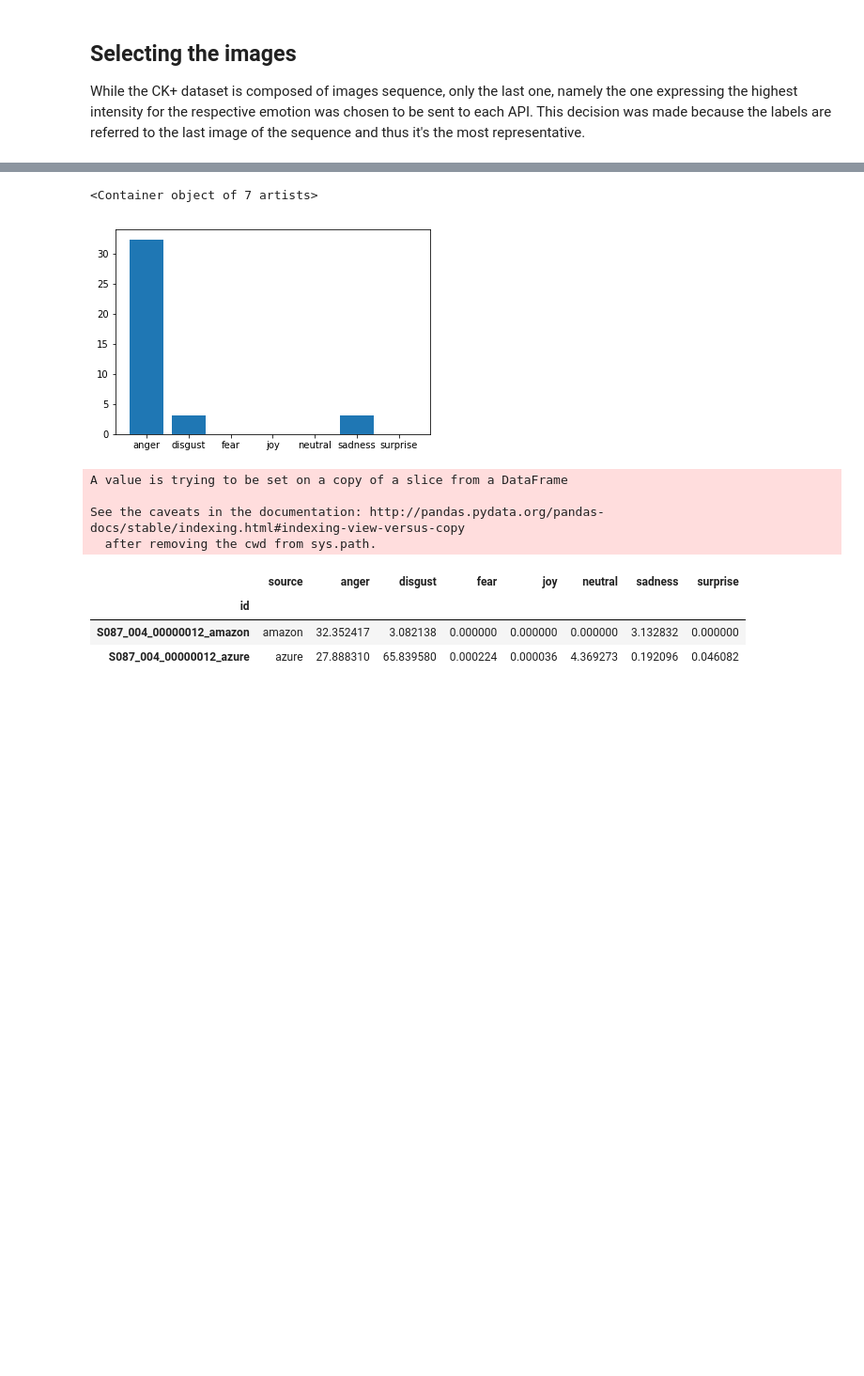
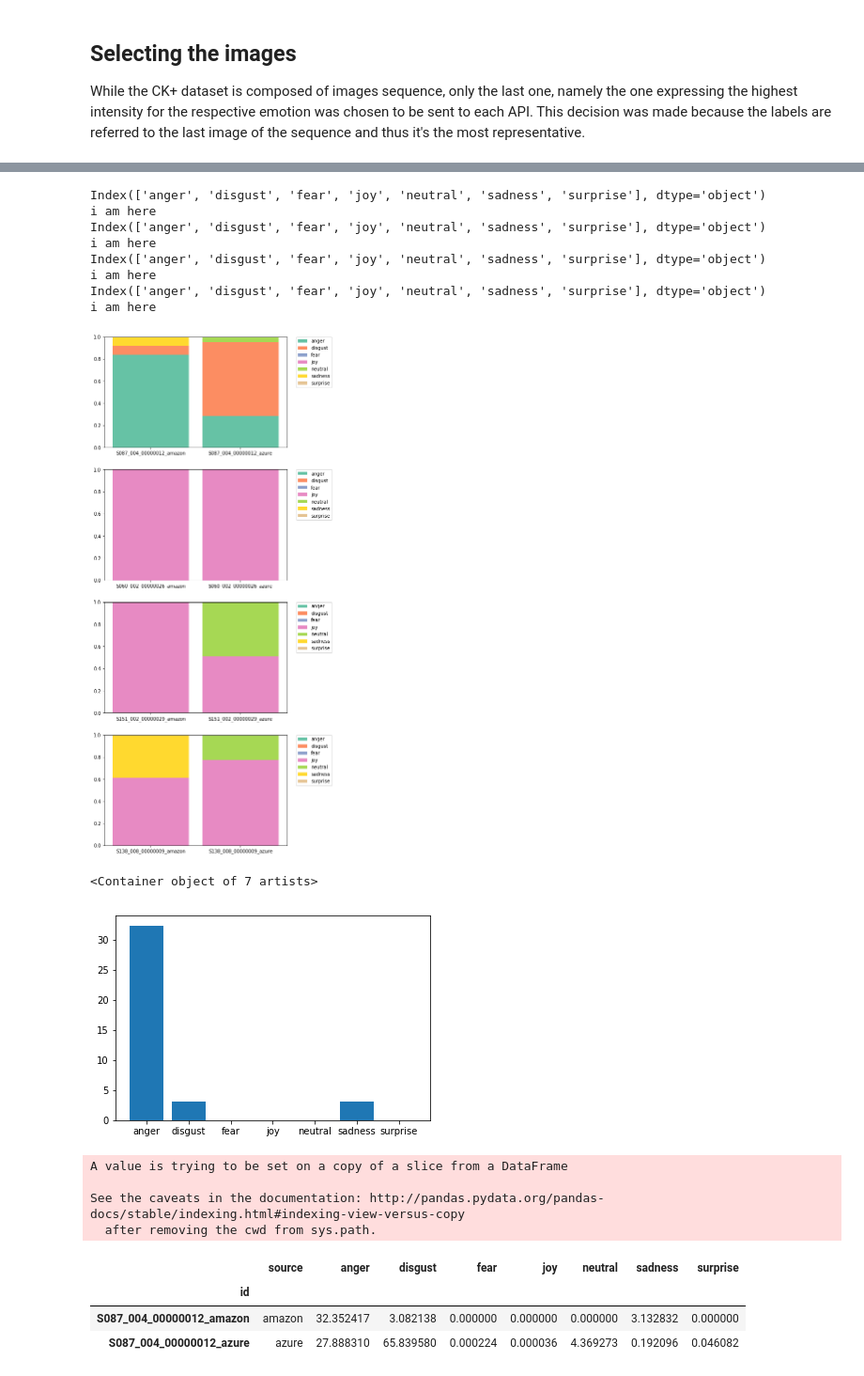
Before and after one commit to tonca/emotion_recognition, a Jupyter notebook: notebooks/API_testing.ipynb, the cells around one changed output, grey strips where cells are left out. Shown: that part at 94% size. Saved outputs shown, nothing was run; the diff lists cells and outputs as text; code cells hidden in the pictures; blank space fills up the shorter version.

```diff
--- a/notebooks/API_testing.ipynb
+++ b/notebooks/API_testing.ipynb
@@ -102,0 +96,4 @@ df.head()
+# %%
+# let's load the file with the emotins computed by the various APIs
+df = pd.read_csv('../scripts/apis/o_csv/out.csv', sep=',', index_col='id')
+df.head()
@@ -102,0 +110,15 @@ df.head()
+# %%
+# let's pick 4 images at random and check the results
+nr_rand_img = 4
+
+unique_img = df.img_name.unique()
+rand_img = unique_img[np.random.randint(len(unique_img), size=nr_rand_img)]
+
+# if the below solution is chosen
+# nr_rand_img = 1
+# rand_df = df.loc[df['img_name'] == 'S087_004_00000012']
+
+rand_df = df.loc[df.img_name.isin(rand_img)]
+# rand_df.drop('img_name', axis=1, inplace=True)
+# sad
+rand_df.head()
@@ -103,3 +133,42 @@ df.head()
+# %%
+# alfa = 0.3
+# np.random.seed(7)
+# colors = np.random.rand(7, 4)
+# colors[: ,3] = alfa
+
+# function to normalize row in order to make each value a percentage of the row total
+def normalize(x):
+    return x/x.sum()
+
+# normalize each row so that it sums up to 1
+a = rand_df.iloc[:, 2:].apply(normalize, axis=1)
+
+#compare each of the random image above in all the APIs
+fig, ax = plt.subplots(nr_rand_img, 1, figsize=(7, 20))
+for i in range(nr_rand_img):
+    current_img = rand_img[i]
+    current_img_df = a.loc[rand_df.img_name == current_img]
+    print(current_img_df.columns)
+    sum = [0]*current_img_df.shape[0]
+    b = []
+#     _ = plt.bar(current_img_df.index, current_img_df.anger, 0.85)
+    print('i am here')
+    for j, e in enumerate(current_img_df.columns):
+        temp = ax[i].bar(current_img_df.index.values, current_img_df.iloc[:, j].values, 0.85, bottom=sum)
+        b.append(temp)
+        sum += current_img_df.iloc[:, j]
+    ax[i].set_title('Image {}, true emotion {}'.format())
+    ax[i].legend(b, current_img_df.columns, loc=2, bbox_to_anchor=(1.05, 1), borderaxespad=0.)
+# %% [output]
+Index(['anger', 'disgust', 'fear', 'joy', 'neutral', 'sadness', 'surprise'], dtype='object')
+i am here
+Index(['anger', 'disgust', 'fear', 'joy', 'neutral', 'sadness', 'surprise'], dtype='object')
+i am here
+Index(['anger', 'disgust', 'fear', 'joy', 'neutral', 'sadness', 'surprise'], dtype='object')
+i am here
+Index(['anger', 'disgust', 'fear', 'joy', 'neutral', 'sadness', 'surprise'], dtype='object')
+i am here
+[figure, added]
 # %%
 single_image = df.iloc[0, 2:]
 plt.bar(single_image.index, single_image)
```
Also changed, not shown: parts of 16 cells of this notebook.
